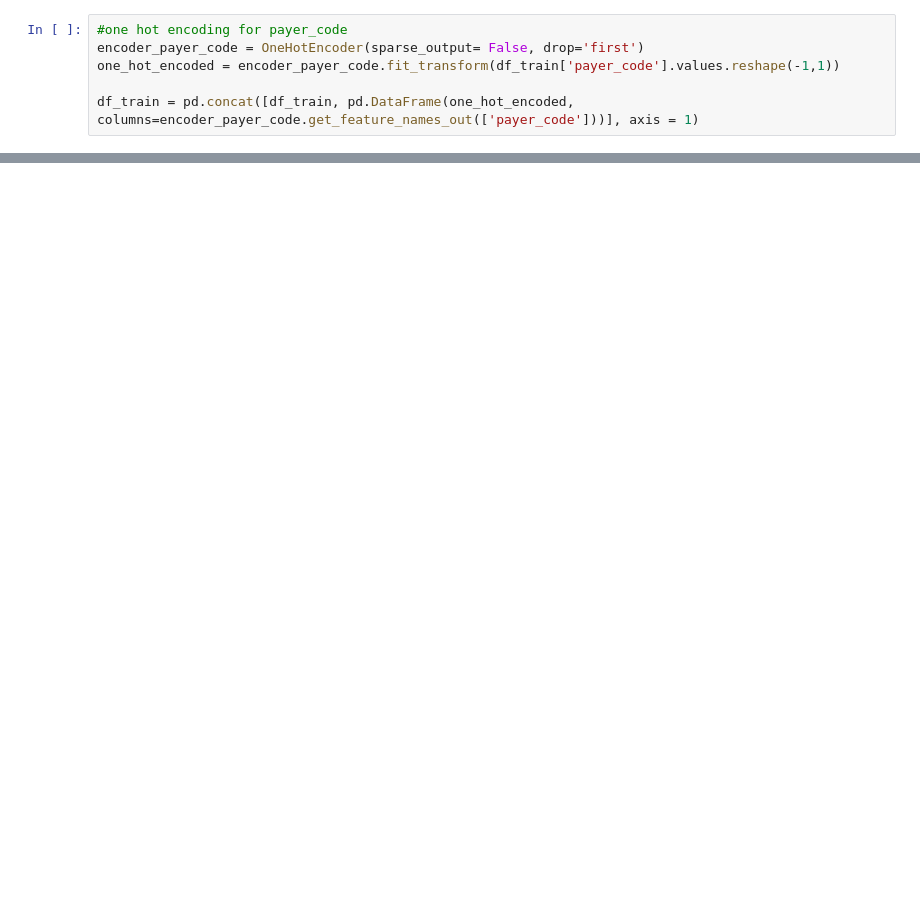
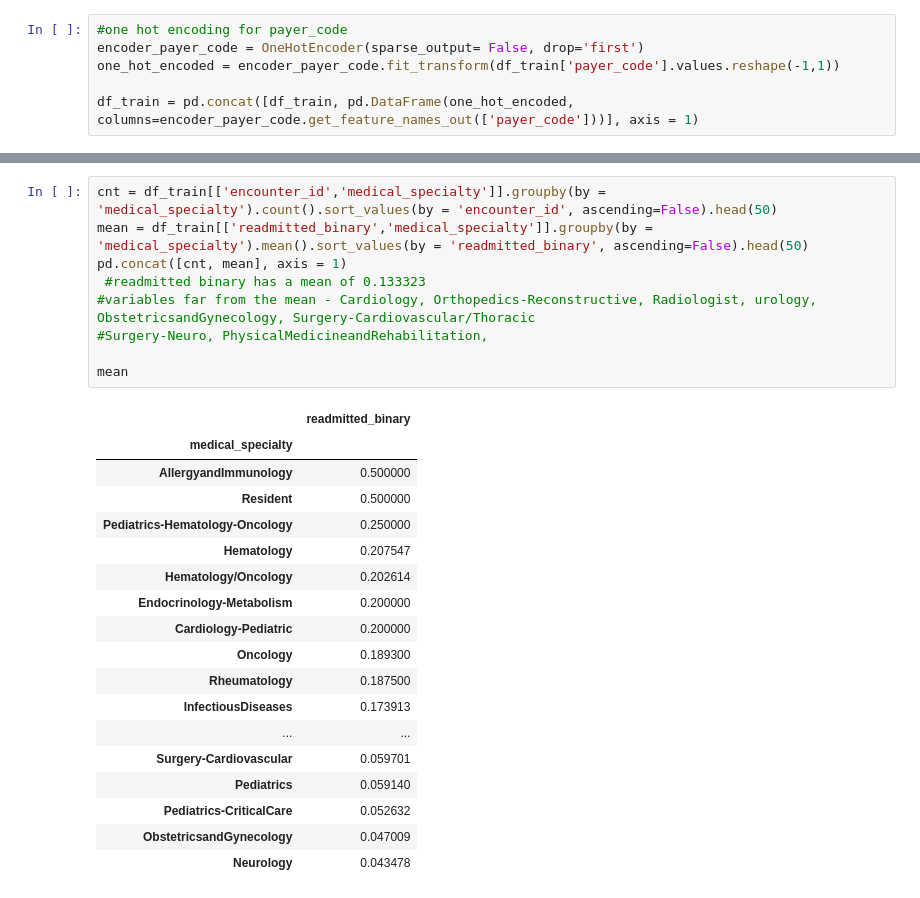
Before and after one commit to ontenkutsenko/ML_Hospital_Readmissions, a Jupyter notebook: Workbook Raquel.ipynb, the cells around one changed output, grey strips where cells are left out. Cells and saved outputs as stored; diff of their text form; blank space fills up the shorter version.

```diff
--- a/Workbook Raquel.ipynb
+++ b/Workbook Raquel.ipynb
@@ -58,0 +177,28 @@ df_train
+# %%
+cnt = df_train[['encounter_id','medical_specialty']].groupby(by = 'medical_specialty').count().sort_values(by = 'encounter_id', ascending=False).head(50)
+mean = df_train[['readmitted_binary','medical_specialty']].groupby(by = 'medical_specialty').mean().sort_values(by = 'readmitted_binary', ascending=False).head(50)
+pd.concat([cnt, mean], axis = 1)
+ #readmitted binary has a mean of 0.133323
+#variables far from the mean - Cardiology, Orthopedics-Reconstructive, Radiologist, urology, ObstetricsandGynecology, Surgery-Cardiovascular/Thoracic
+#Surgery-Neuro, PhysicalMedicineandRehabilitation,
+
+mean
+# %% [output]
+|  | readmitted_binary |
+| medical_specialty |  |
+| AllergyandImmunology | 0.500000 |
+| Resident | 0.500000 |
+| Pediatrics-Hematology-Oncology | 0.250000 |
+| Hematology | 0.207547 |
+| Hematology/Oncology | 0.202614 |
+| Endocrinology-Metabolism | 0.200000 |
+| Cardiology-Pediatric | 0.200000 |
+| Oncology | 0.189300 |
+| Rheumatology | 0.187500 |
+| InfectiousDiseases | 0.173913 |
+| ... | ... |
+| Surgery-Cardiovascular | 0.059701 |
+| Pediatrics | 0.059140 |
+| Pediatrics-CriticalCare | 0.052632 |
+| ObstetricsandGynecology | 0.047009 |
+| Neurology | 0.043478 |
```
Also changed, not shown: parts of 13 cells of this notebook.
